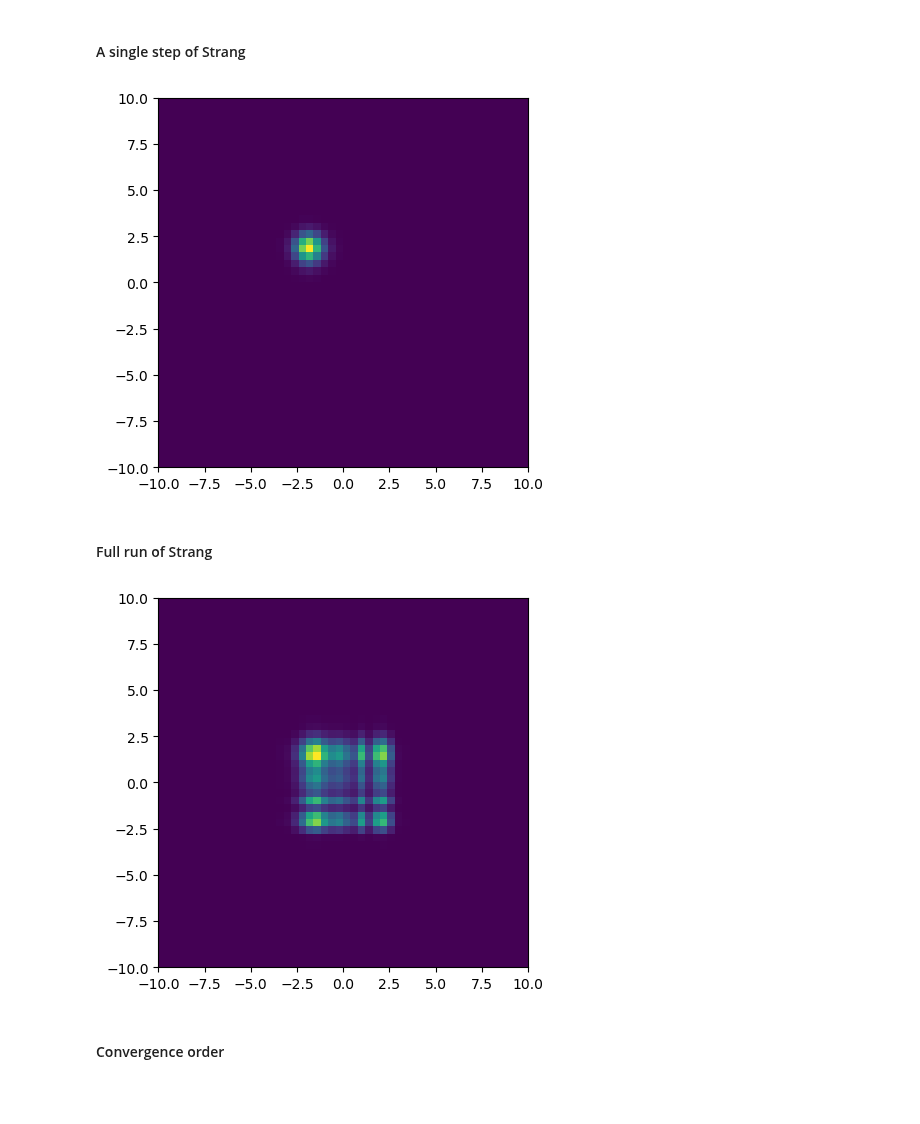
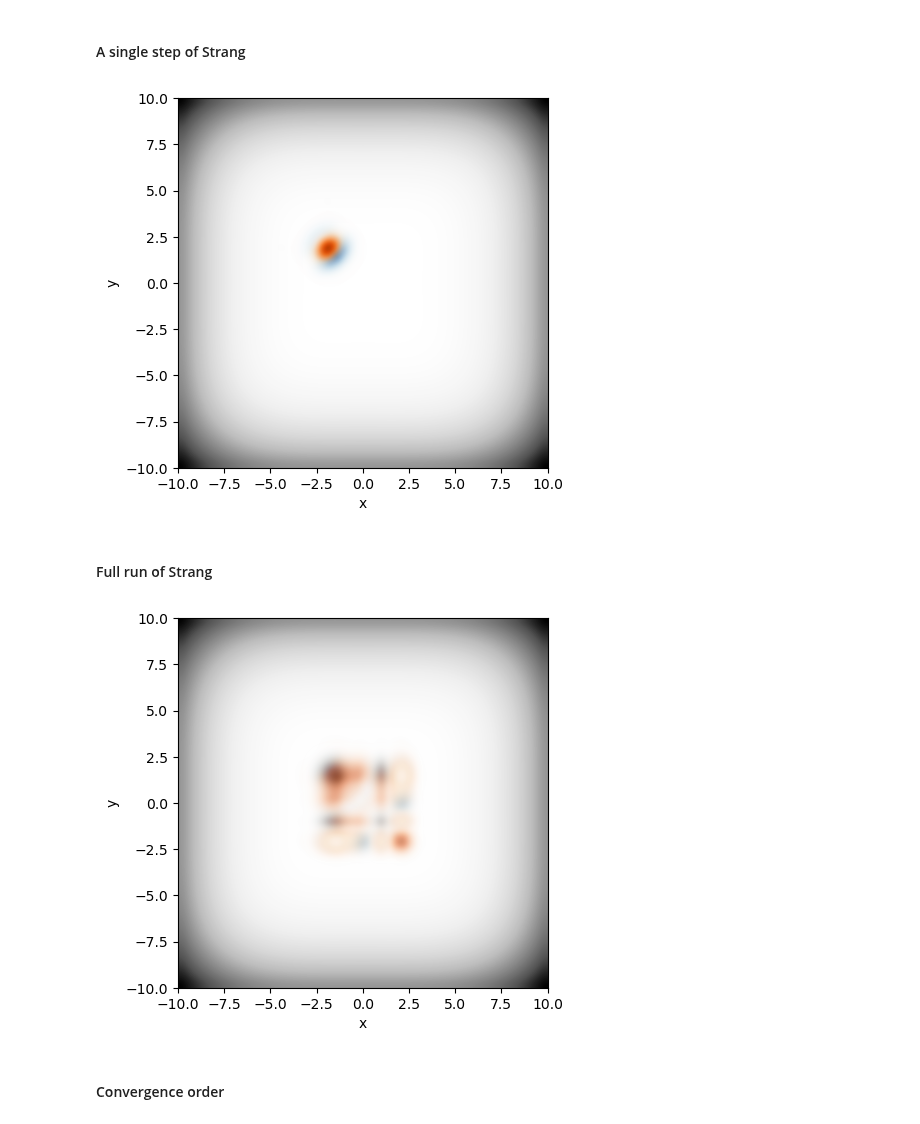
Before and after one commit to brownadder/expsolve, a Jupyter notebook: examples/tutorials/01_tensorgrid/07_split_step_method_for_schrodinger.ipynb, the cells around one changed output. Cells and saved outputs as stored; diff of their text form; code cells hidden in the pictures; blank space fills up the shorter version.

```diff
--- a/examples/tutorials/01_tensorgrid/07_split_step_method_for_schrodinger.ipynb
+++ b/examples/tutorials/01_tensorgrid/07_split_step_method_for_schrodinger.ipynb
@@ -251,0 +260,4 @@ plt.show()
+# %%
+specs2d = lambda V, u: [(xr, V, mpl.colormaps['Greys'], torch.ones_like(V), 'bicubic'),
+                        (xr, imag(u), mpl.colormaps['Blues'], 10.*abs(imag(u)), 'bicubic'),
+                        (xr, real(u), mpl.colormaps['Oranges'], 10.*abs(real(u)), 'bicubic')]
@@ -263,12 +281,13 @@ strang = lambda h, u: eVu(h/2, eLu(h, eVu(h/2, u)))
 # %%
 dt = 0.1
 
 ustrang = strang(dt, u)
 
-ex.imshow(plt, xr, abs(ustrang))
+fig, ax = plt.subplots()
+ex.imshow(ax, imspecs=specs2d(V, ustrang))
 plt.show()
 # %% [output]
-[figure, old version]
+[figure, new version]
 # %% [markdown]
 #### Full run of Strang
 # %%
@@ -282,10 +301,11 @@ def runstrang(T, N, u0):
 T = 1
 
 ustrangT = runstrang(T,1000,u)
-ex.imshow(plt, xr, abs(ustrangT))
+fig, ax = plt.subplots()
+ex.imshow(ax, imspecs=specs2d(V, ustrangT))
 plt.show()
 # %% [output]
-[figure, old version]
+[figure, new version]
 # %% [markdown]
 #### Convergence order
 # %% [markdown]
```
Also changed, not shown: parts of 8 cells of this notebook, 14 other files.
